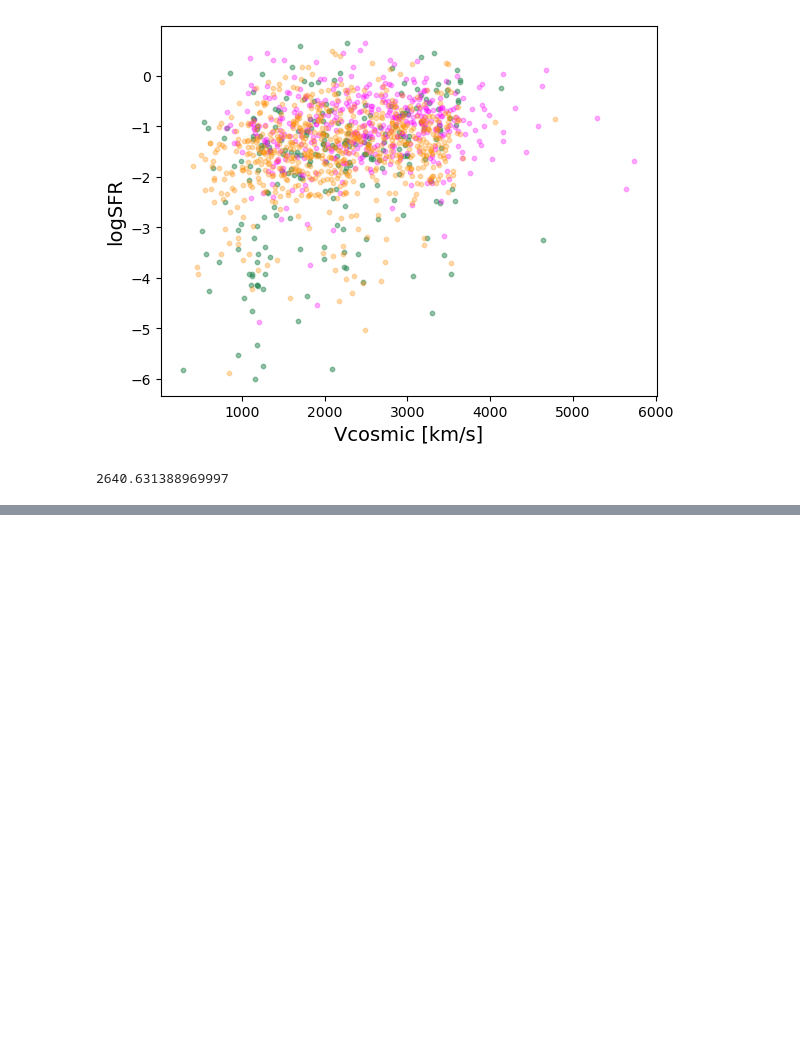
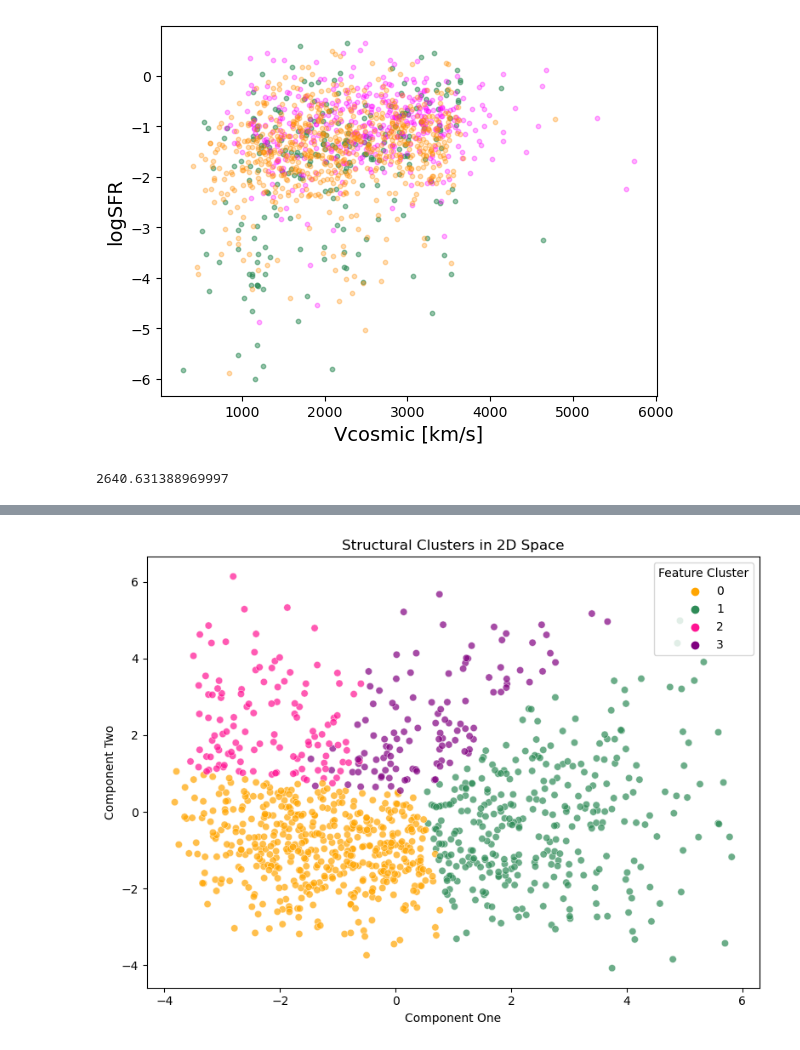
Before and after one commit to gammaspire/machine-learning, a Jupyter notebook: galaxy_feature_clustering/feature_clustering.ipynb, the cells around one changed output, grey strips where cells are left out. Drawn from its saved outputs; the diff is of its cells as text; code cells hidden in the pictures; blank space fills up the shorter version.

```diff
--- a/galaxy_feature_clustering/feature_clustering.ipynb
+++ b/galaxy_feature_clustering/feature_clustering.ipynb
@@ -607,0 +599,40 @@ flag=df['Vcosmic']<3100
+# %%
+df = df_og.copy()
+# %%
+fg2_data = df.copy()[df['Feature Cluster']==2]
+
+feature_list = ['CRE_g', 'CRE_r','CRE_W1-fixBA','CRE_W3-fixBA',
+                'CN_g', 'CN_r', 'CN_W1-fixBA', 'CN_W3-fixBA',
+                'CRE_W2', 'CRE_W2']
+# %%
+fg2 = run1_kmeans(fg2_data, feature_list, k=2, n_init=400, random_state=42)
+# %%
+#change 0 to 2, 1 to 3 (so the labels do not conflict with existing 0, 1 FGs)
+#add new labels (with .loc()?) to df
+#plot...evaluate...the usual.
+
+fg_col_edit = fg2.copy()['Feature Cluster'].replace({0: 2,
+                                                     1: 3})
+
+fg2['Feature Cluster']=fg_col_edit
+
+df['Feature Cluster'].update(fg2['Feature Cluster'])
+# %%
+#sort the unique feature groups numerically
+unique_clusters = sorted(df['Feature Cluster'].unique())
+
+x = 'Comp1'
+y = 'Comp2'
+
+plt.figure(figsize=(8,6))
+sns.scatterplot(data=df, x=x, y=y, hue='Feature Cluster',
+                    palette=['orange','seagreen','deeppink','purple'], alpha=0.7, edgecolor='w', linewidth=0.4)
+
+plt.xlabel('Component One')
+plt.ylabel('Component Two')
+
+plt.title(f'Structural Clusters in 2D Space')
+plt.tight_layout()
+plt.show()
+# %% [output]
+[figure, added]
```
Also changed, not shown: parts of 14 cells of this notebook, 8 other files.
